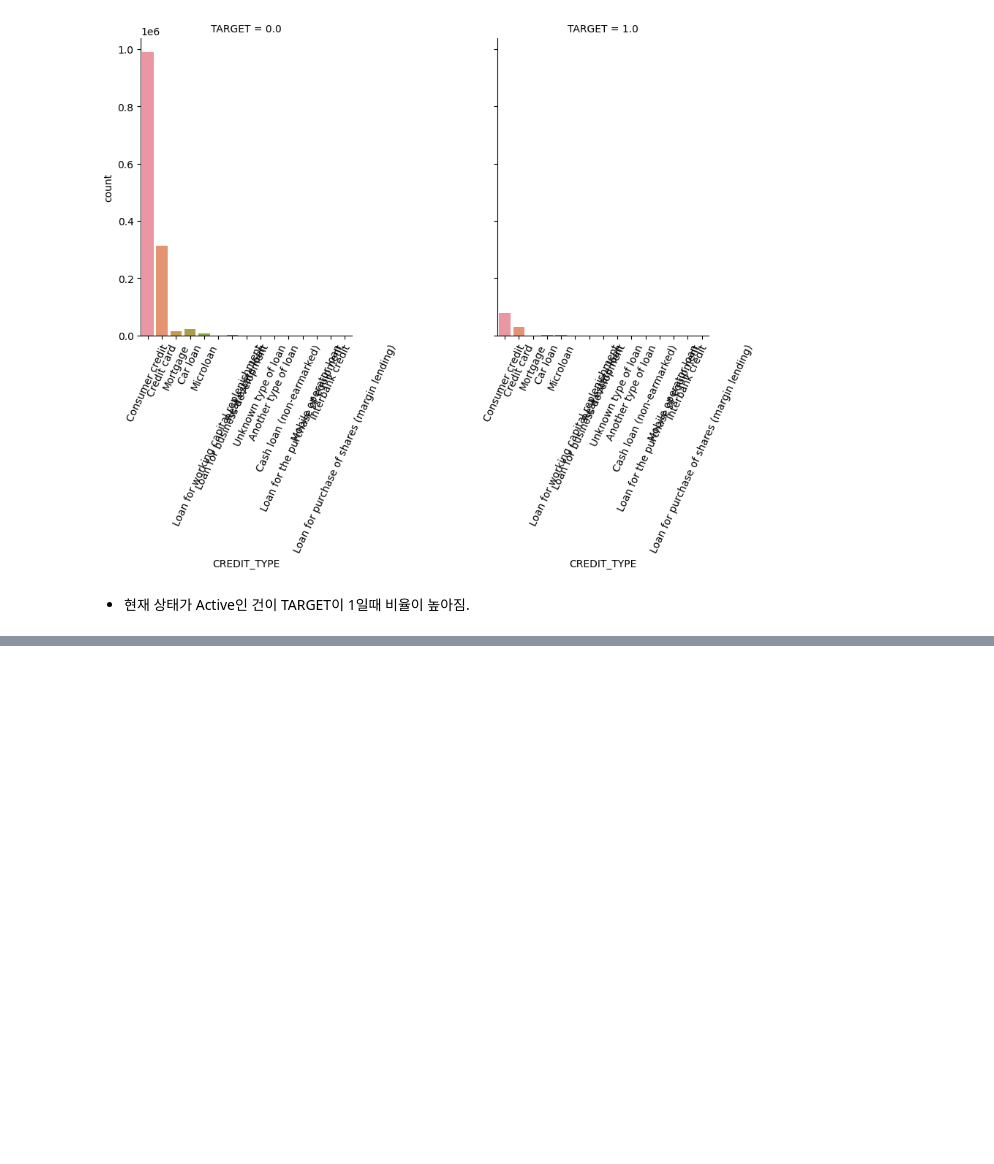
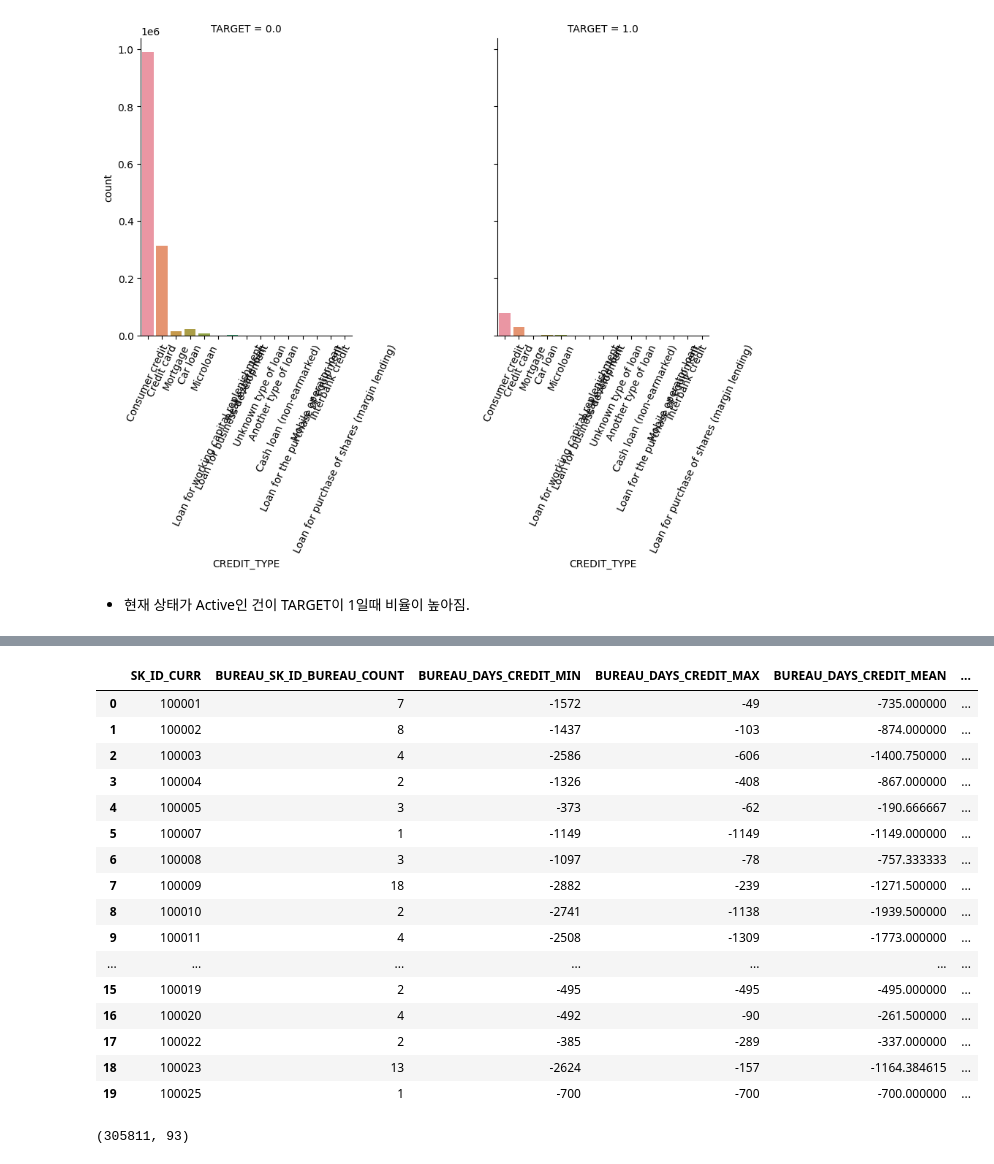
Before and after one commit to minglet/ML_study, a Jupyter notebook: advanced_kaggle/bureau_baseline_01.ipynb, the cells around one changed output, grey strips where cells are left out. Drawn from its saved outputs; the diff is of its cells as text; code cells hidden in the pictures; blank space fills up the shorter version.

```diff
--- a/advanced_kaggle/bureau_baseline_01.ipynb
+++ b/advanced_kaggle/bureau_baseline_01.ipynb
@@ -301,0 +377,8 @@ show_category_by_target(bureau_app, object_columns)
+# %%
+# 120일 이상인 경우
+bureau['BUREAU_IS_DPD_OVER120'] = bureau['CREDIT_DAY_OVERDUE'].apply(lambda x: 1 if x > 120 else 0)
+bureau['BUREAU_IS_DPD_OVER120'].value_counts()
+
+# 이것을 왜 0과 1로 나눠주느냐면, count의 작업을 하기 위해서임
+# 직접 count를 하면 해당하는 요소 전부를 count하는데 0과 1로 바꾼다음 sum을 취하면 count의 역할을 하는 것
+# 또한 mean을 하면 해당 내용에 대해서 어떤 비율을 구할 수 있음
@@ -301,0 +438,31 @@ show_category_by_target(bureau_app, object_columns)
+# %%
+cond_active = bureau['CREDIT_ACTIVE'] == 'Active'
+bureau_active_group = bureau[cond_active].groupby('SK_ID_CURR')
+bureau_agg_dict = {
+    # 기존 컬럼
+    'SK_ID_BUREAU':['count'],
+    'DAYS_CREDIT':['min', 'max', 'mean'],
+    'CREDIT_DAY_OVERDUE':['min', 'max', 'mean'],
+    'DAYS_CREDIT_ENDDATE':['min', 'max', 'mean'],
+    'DAYS_ENDDATE_FACT':['min', 'max', 'mean'],
+    'AMT_CREDIT_MAX_OVERDUE': ['max', 'mean'],
+    'AMT_CREDIT_SUM': ['max', 'mean', 'sum'],
+    'AMT_CREDIT_SUM_DEBT': ['max', 'mean', 'sum'],
+    'AMT_CREDIT_SUM_OVERDUE': ['max', 'mean', 'sum'],
+    'AMT_ANNUITY': ['max', 'mean', 'sum'],
+    # 추가 가공 컬럼
+    'BUREAU_ENDDATE_FACT_DIFF':['min', 'max', 'mean'],
+    'BUREAU_CREDIT_FACT_DIFF':['min', 'max', 'mean'],
+    'BUREAU_CREDIT_ENDDATE_DIFF':['min', 'max', 'mean'],
+    'BUREAU_CREDIT_DEBT_RATIO':['min', 'max', 'mean'],
+    'BUREAU_CREDIT_DEBT_DIFF':['min', 'max', 'mean'],
+    'BUREAU_IS_DPD':['mean', 'sum'],
+    'BUREAU_IS_DPD_OVER120':['mean', 'sum']
+}
+
+bureau_active_agg = bureau_active_group.agg(bureau_agg_dict)
+bureau_active_agg.columns = ['BUREAU_ACT_'+('_').join(column).upper() for column in bureau_active_agg.columns.ravel()]
+# join을 위해 SK_ID_CURR을 reset_index()로 컬럼화
+bureau_active_agg = bureau_active_agg.reset_index()
+print(bureau_active_agg.shape)
+bureau_active_agg.head(10)
@@ -301,0 +482,25 @@ show_category_by_target(bureau_app, object_columns)
+# %%
+bureau_agg = bureau_day_amt_agg.merge(bureau_active_agg, on='SK_ID_CURR', how='left')
+bureau_agg.head(20)
+# %% [output]
+|  | SK_ID_CURR | BUREAU_SK_ID_BUREAU_COUNT | BUREAU_DAYS_CREDIT_MIN | BUREAU_DAYS_CREDIT_MAX | BUREAU_DAYS_CREDIT_MEAN | ... |
+| 0 | 100001 | 7 | -1572 | -49 | -735.000000 | ... |
+| 1 | 100002 | 8 | -1437 | -103 | -874.000000 | ... |
+| 2 | 100003 | 4 | -2586 | -606 | -1400.750000 | ... |
+| 3 | 100004 | 2 | -1326 | -408 | -867.000000 | ... |
+| 4 | 100005 | 3 | -373 | -62 | -190.666667 | ... |
+| 5 | 100007 | 1 | -1149 | -1149 | -1149.000000 | ... |
+| 6 | 100008 | 3 | -1097 | -78 | -757.333333 | ... |
+| 7 | 100009 | 18 | -2882 | -239 | -1271.500000 | ... |
+| 8 | 100010 | 2 | -2741 | -1138 | -1939.500000 | ... |
+| 9 | 100011 | 4 | -2508 | -1309 | -1773.000000 | ... |
+| ... | ... | ... | ... | ... | ... | ... |
+| 15 | 100019 | 2 | -495 | -495 | -495.000000 | ... |
+| 16 | 100020 | 4 | -492 | -90 | -261.500000 | ... |
+| 17 | 100022 | 2 | -385 | -289 | -337.000000 | ... |
+| 18 | 100023 | 13 | -2624 | -157 | -1164.384615 | ... |
+| 19 | 100025 | 1 | -700 | -700 | -700.000000 | ... |
+# %%
+bureau_agg.shape
+# %% [output]
+(305811, 93)
```
Also changed, not shown: parts of 40 cells of this notebook.
